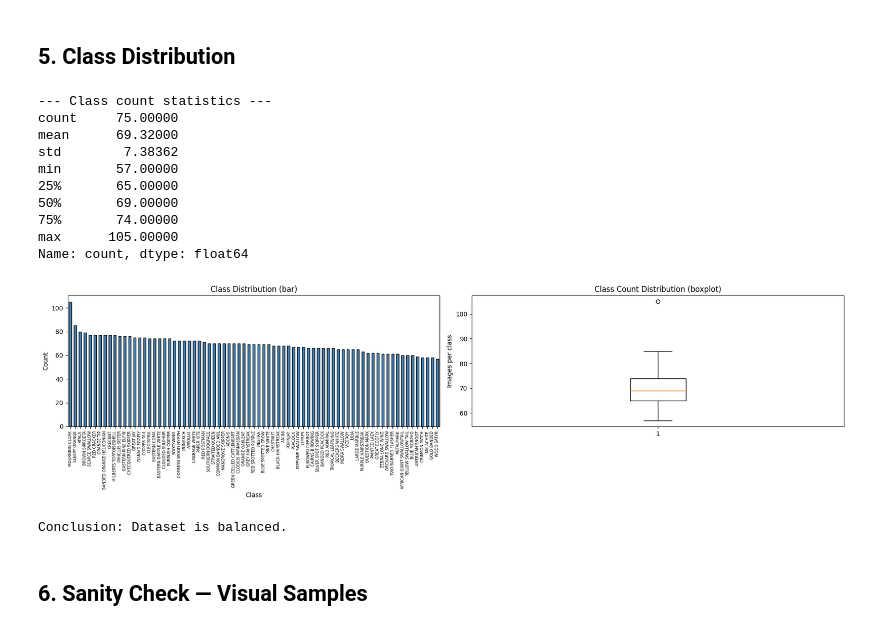
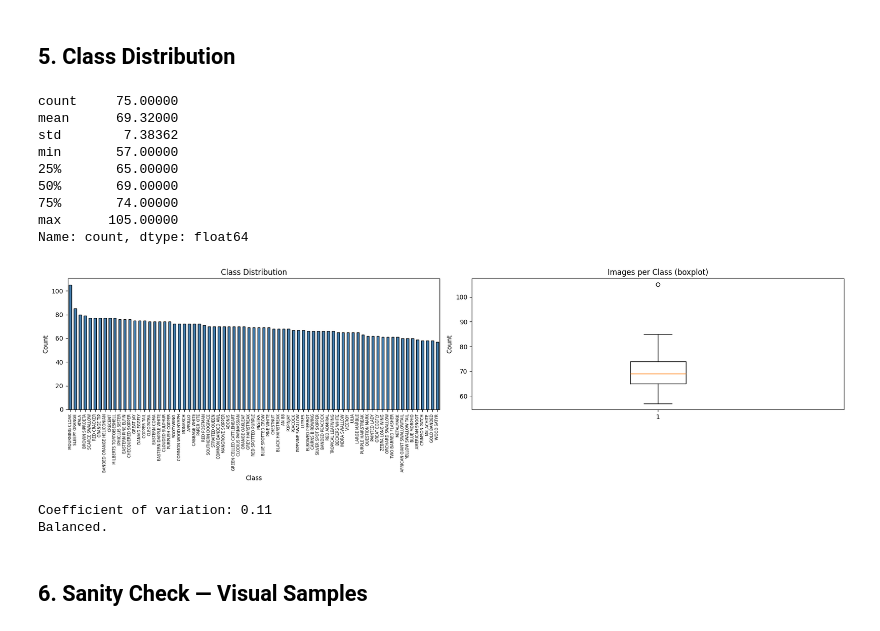
Before and after one commit to RitaDuarte222/aml-butterfly-generative-augmentation, a Jupyter notebook: notebooks/00_dataset_exploration.ipynb, the cells around one changed output. Drawn from its saved outputs; the diff is of its cells as text; code cells hidden in the pictures.

```diff
--- a/notebooks/00_dataset_exploration.ipynb
+++ b/notebooks/00_dataset_exploration.ipynb
@@ -85,15 +73,12 @@ ButterflyDataset imported successfully!
 # %%
 import kagglehub
 
-# Download dataset (cached after first run)
 path = kagglehub.competition_download('aca-tp-2')
 
-competition_dir = path
-train_dir = os.path.join(competition_dir, "train")
-test_dir  = os.path.join(competition_dir, "test")
-train_csv = os.path.join(competition_dir, "train.csv")
+train_dir = os.path.join(path, "train")
+test_dir  = os.path.join(path, "test")
+train_csv = os.path.join(path, "train.csv")
 
-print("Dataset path  :", path)
-print("path exists   :", os.path.exists(path))
-print("Contents      :", os.listdir(path))
+print("Dataset path:", path)
+print("Contents    :", os.listdir(path))
 # %% [output]
@@ -175,42 +136,39 @@ Conclusion: Dataset consistent.
 # %%
 class_counts = df["label"].value_counts()
 
-print("--- Class count statistics ---")
 print(class_counts.describe())
 
 fig, axes = plt.subplots(1, 2, figsize=(18, 5))
 
-# Bar chart
 class_counts.plot(kind="bar", ax=axes[0], color="steelblue", edgecolor="black")
-axes[0].set_title("Class Distribution (bar)")
+axes[0].set_title("Class Distribution")
 axes[0].set_xlabel("Class")
 axes[0].set_ylabel("Count")
 axes[0].tick_params(axis="x", labelsize=6, rotation=90)
 
-# Box plot to highlight imbalance
 axes[1].boxplot(class_counts.values)
-axes[1].set_title("Class Count Distribution (boxplot)")
-axes[1].set_ylabel("Images per class")
+axes[1].set_title("Images per Class (boxplot)")
+axes[1].set_ylabel("Count")
 
 plt.tight_layout()
 plt.show()
 
-print("\nConclusion: Dataset is",
-      "balanced." if class_counts.std() / class_counts.mean() < 0.2
-      else "slightly imbalanced — important for generative augmentation!")
+cv = class_counts.std() / class_counts.mean()
+print(f"Coefficient of variation: {cv:.2f}")
+print("Balanced." if cv < 0.2 else "Imbalanced — generative augmentation may help!")
 # %% [output]
---- Class count statistics ---
 count     75.00000
 mean      69.32000
 std        7.38362
 min       57.00000
 25%       65.00000
 50%       69.00000
 75%       74.00000
 max      105.00000
 Name: count, dtype: float64
-[figure, old version]
+[figure, new version]
-Conclusion: Dataset is balanced.
+Coefficient of variation: 0.11
+Balanced.
 # %% [markdown]
 ## 6. Sanity Check — Visual Samples
 # %%
```
Also changed, not shown: parts of 14 cells of this notebook, 9 other files.
